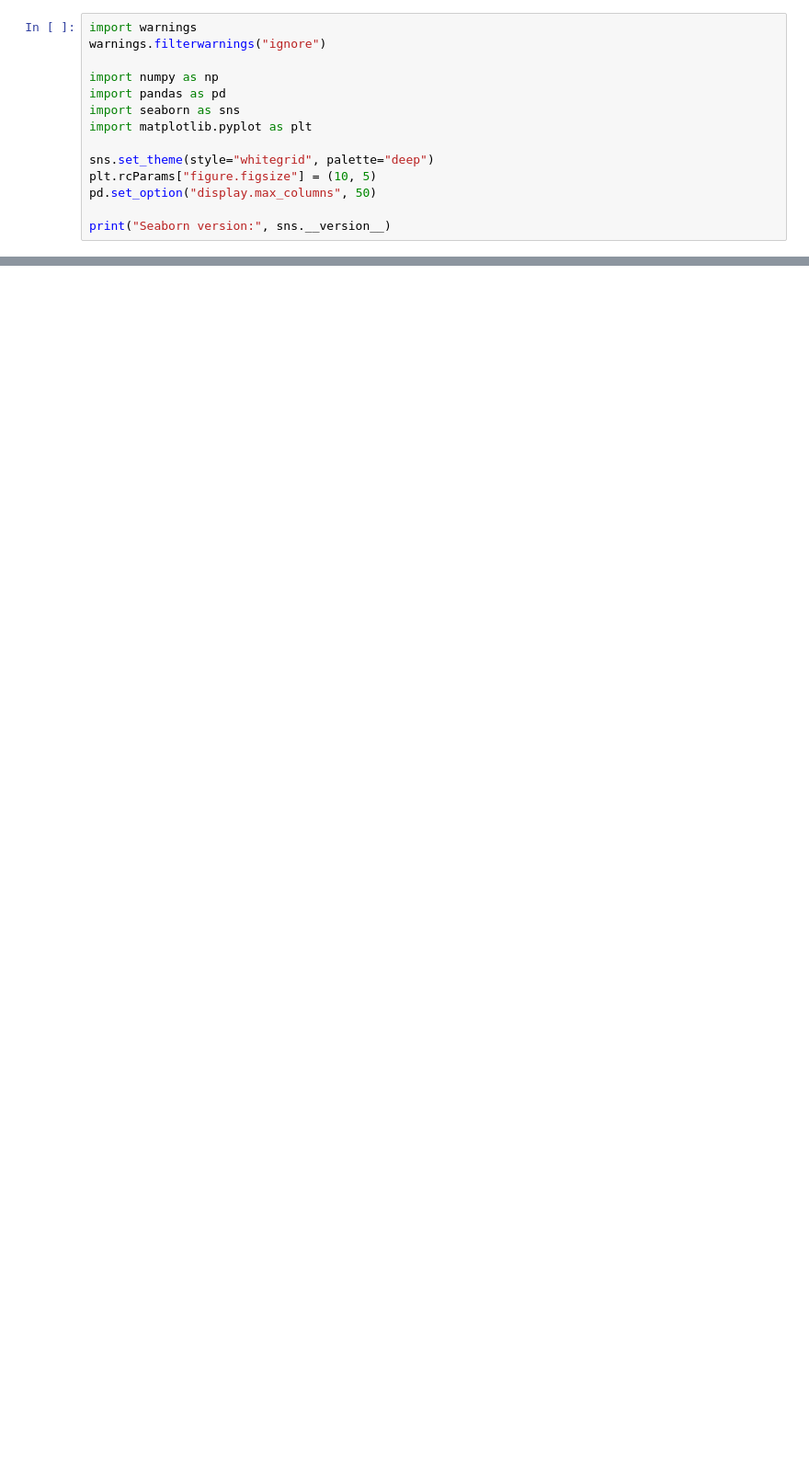
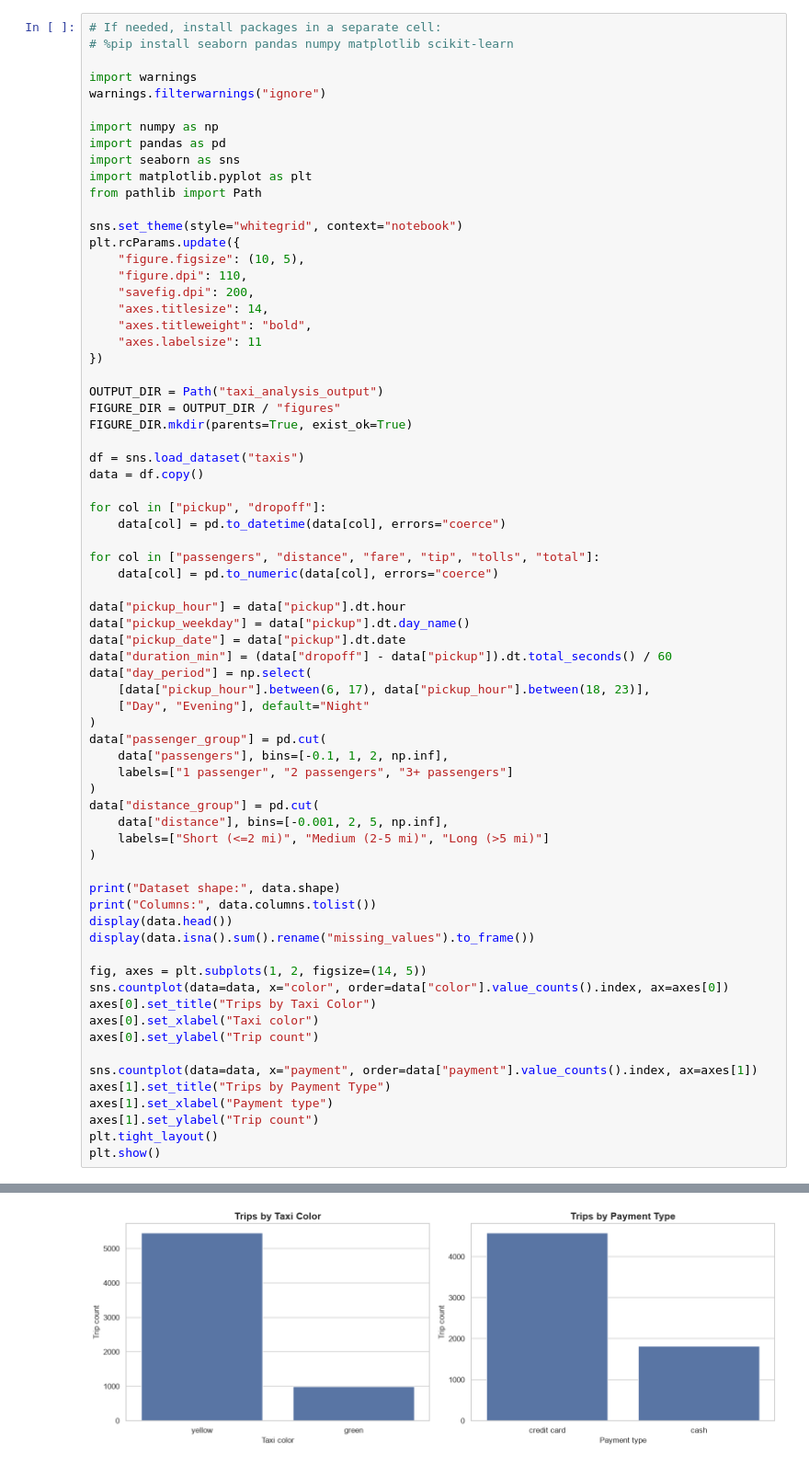
Before and after one commit to Arman-Shaban/Data_Analysis_Projects, a Jupyter notebook: taxi_analysis/Taxi_Analysis.ipynb, the cells around one changed output, grey strips where cells are left out. Shown at 92% size. Cells and saved outputs as stored; diff of their text form; blank space fills up the shorter version.

```diff
--- a/taxi_analysis/Taxi_Analysis.ipynb
+++ b/taxi_analysis/Taxi_Analysis.ipynb
@@ -1,4 +1,7 @@
 # %%
+# If needed, install packages in a separate cell:
+# %pip install seaborn pandas numpy matplotlib scikit-learn
+
 import warnings
 warnings.filterwarnings("ignore")
 
@@ -6,10 +9,63 @@ import numpy as np
 import pandas as pd
 import seaborn as sns
 import matplotlib.pyplot as plt
+from pathlib import Path
 
-sns.set_theme(style="whitegrid", palette="deep")
-plt.rcParams["figure.figsize"] = (10, 5)
-pd.set_option("display.max_columns", 50)
+sns.set_theme(style="whitegrid", context="notebook")
+plt.rcParams.update({
+    "figure.figsize": (10, 5),
+    "figure.dpi": 110,
+    "savefig.dpi": 200,
+    "axes.titlesize": 14,
+    "axes.titleweight": "bold",
+    "axes.labelsize": 11
+})
 
-print("Seaborn version:", sns.__version__)
+OUTPUT_DIR = Path("taxi_analysis_output")
+FIGURE_DIR = OUTPUT_DIR / "figures"
+FIGURE_DIR.mkdir(parents=True, exist_ok=True)
+
+df = sns.load_dataset("taxis")
+data = df.copy()
+
+for col in ["pickup", "dropoff"]:
+    data[col] = pd.to_datetime(data[col], errors="coerce")
+
+for col in ["passengers", "distance", "fare", "tip", "tolls", "total"]:
+    data[col] = pd.to_numeric(data[col], errors="coerce")
+
+data["pickup_hour"] = data["pickup"].dt.hour
+data["pickup_weekday"] = data["pickup"].dt.day_name()
+data["pickup_date"] = data["pickup"].dt.date
+data["duration_min"] = (data["dropoff"] - data["pickup"]).dt.total_seconds() / 60
+data["day_period"] = np.select(
+    [data["pickup_hour"].between(6, 17), data["pickup_hour"].between(18, 23)],
+    ["Day", "Evening"], default="Night"
+)
+data["passenger_group"] = pd.cut(
+    data["passengers"], bins=[-0.1, 1, 2, np.inf],
+    labels=["1 passenger", "2 passengers", "3+ passengers"]
+)
+data["distance_group"] = pd.cut(
+    data["distance"], bins=[-0.001, 2, 5, np.inf],
+    labels=["Short (<=2 mi)", "Medium (2-5 mi)", "Long (>5 mi)"]
+)
+
+print("Dataset shape:", data.shape)
+print("Columns:", data.columns.tolist())
+display(data.head())
+display(data.isna().sum().rename("missing_values").to_frame())
+
+fig, axes = plt.subplots(1, 2, figsize=(14, 5))
+sns.countplot(data=data, x="color", order=data["color"].value_counts().index, ax=axes[0])
+axes[0].set_title("Trips by Taxi Color")
+axes[0].set_xlabel("Taxi color")
+axes[0].set_ylabel("Trip count")
+
+sns.countplot(data=data, x="payment", order=data["payment"].value_counts().index, ax=axes[1])
+axes[1].set_title("Trips by Payment Type")
+axes[1].set_xlabel("Payment type")
+axes[1].set_ylabel("Trip count")
+plt.tight_layout()
+plt.show()
 # %% [output]
@@ -16,0 +97 @@ Seaborn version: 0.13.2
+[figure, added]
```
Also changed, not shown: parts of 3 cells of this notebook.
